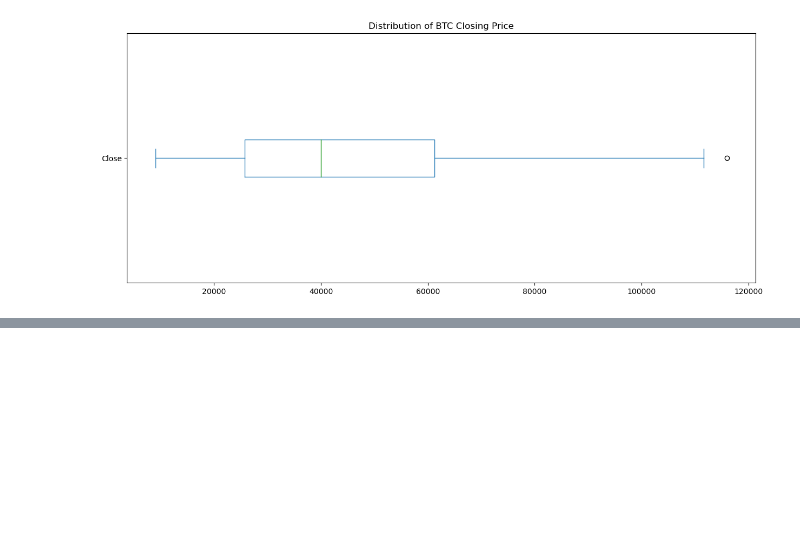
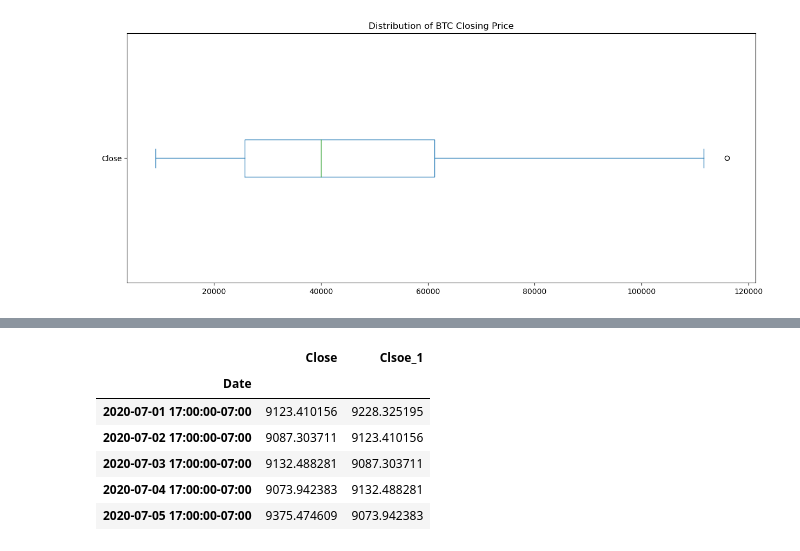
Before and after one commit to serialdotai/btc-closing-price-tracker, a Jupyter notebook: linear_reg_btc.ipynb, the cells around one changed output, grey strips where cells are left out. Cells and saved outputs as stored; diff of their text form; code cells hidden in the pictures; blank space fills up the shorter version.

```diff
--- a/linear_reg_btc.ipynb
+++ b/linear_reg_btc.ipynb
@@ -101,0 +125,13 @@ df["Close"].plot(
+# %%
+# Creating a target column using shift()
+df["Clsoe_1"] = df["Close"].shift(1)
+df.dropna(inplace=True)
+df.head()
+# %% [output]
+|  | Close | Clsoe_1 |
+| Date |  |  |
+| 2020-07-01 17:00:00-07:00 | 9123.410156 | 9228.325195 |
+| 2020-07-02 17:00:00-07:00 | 9087.303711 | 9123.410156 |
+| 2020-07-03 17:00:00-07:00 | 9132.488281 | 9087.303711 |
+| 2020-07-04 17:00:00-07:00 | 9073.942383 | 9132.488281 |
+| 2020-07-05 17:00:00-07:00 | 9375.474609 | 9073.942383 |
```
Also changed, not shown: parts of 3 cells of this notebook.
